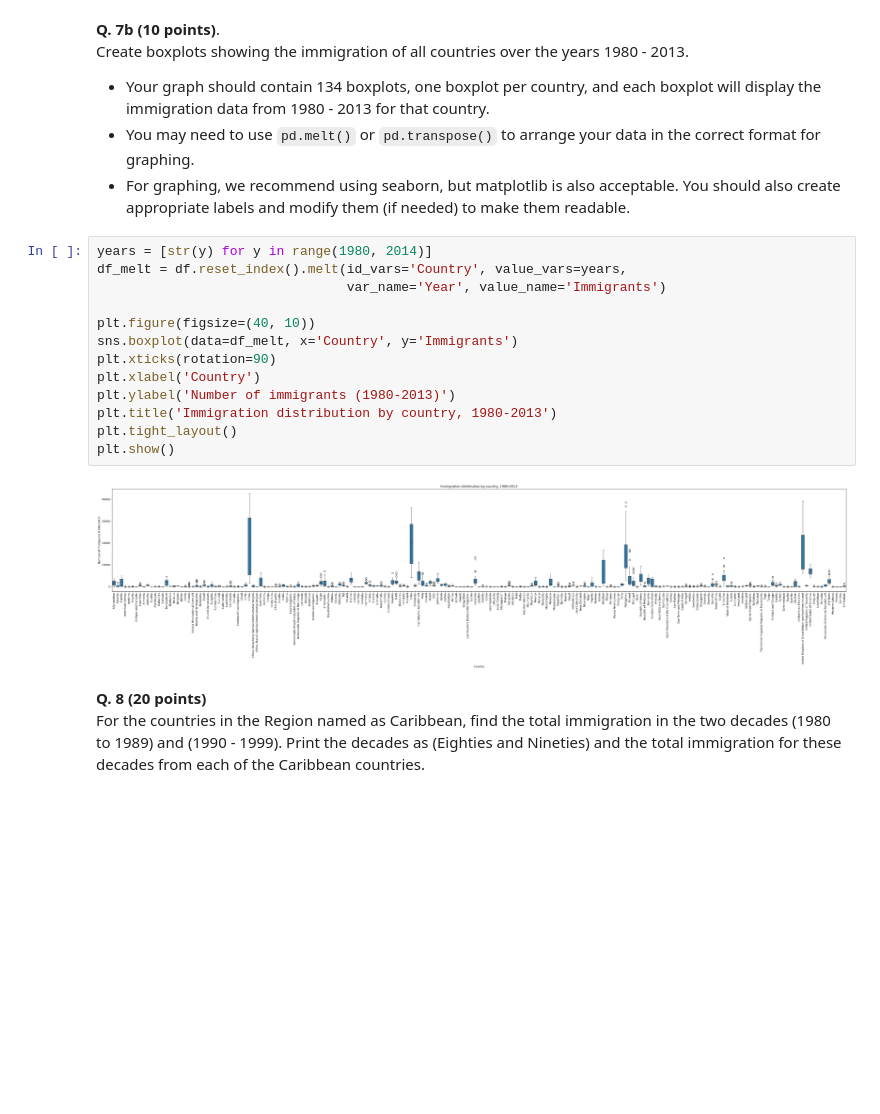
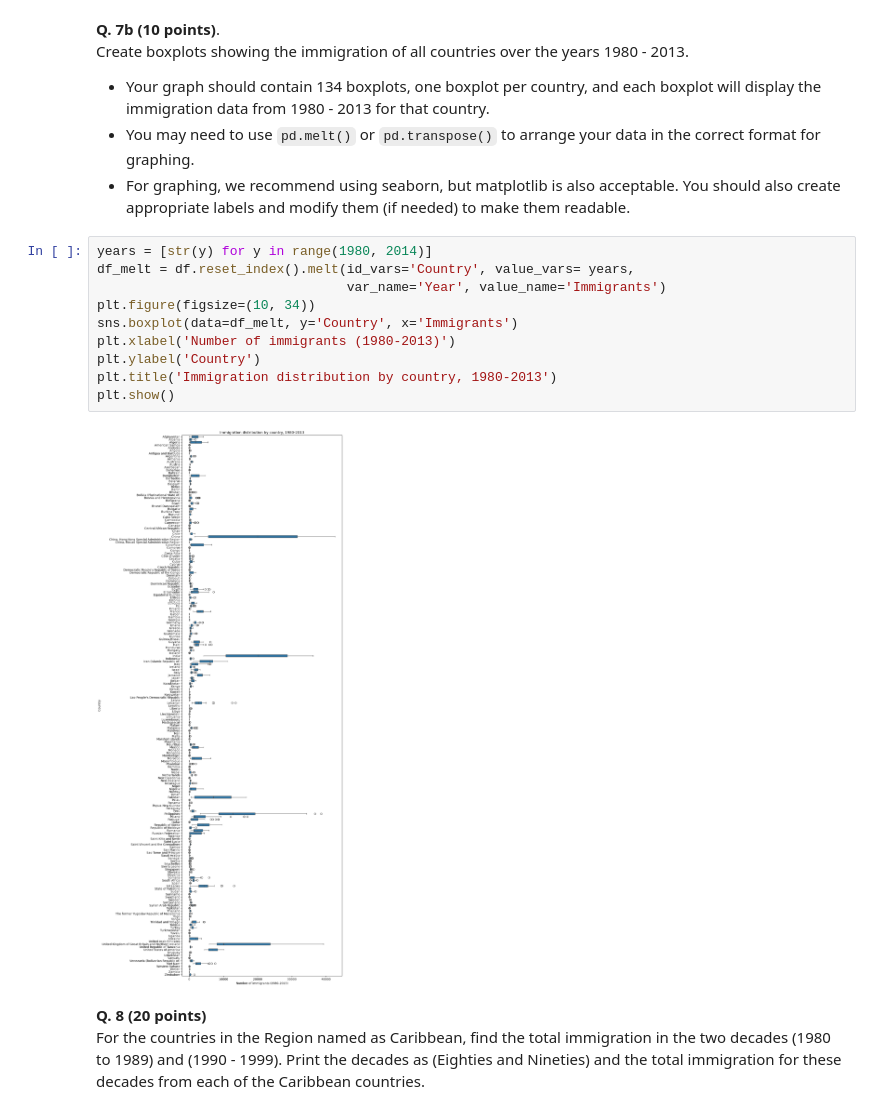
Before and after one commit to jieunlee15/HW-CS329E, a Jupyter notebook: HWK2.ipynb, the cells around one changed output. Saved outputs shown, nothing was run; the diff lists cells and outputs as text; blank space fills up the shorter version.

```diff
--- a/HWK2.ipynb
+++ b/HWK2.ipynb
@@ -298,19 +298,16 @@ Create boxplots showing the immigration of all countries over the years 1980 - 2
 * For graphing, we recommend using seaborn, but matplotlib is also acceptable. You should also create appropriate labels and modify them (if needed) to make them readable.
 # %%
 years = [str(y) for y in range(1980, 2014)]
-df_melt = df.reset_index().melt(id_vars='Country', value_vars=years,
+df_melt = df.reset_index().melt(id_vars='Country', value_vars= years,
                                 var_name='Year', value_name='Immigrants')
-
-plt.figure(figsize=(40, 10))
-sns.boxplot(data=df_melt, x='Country', y='Immigrants')
-plt.xticks(rotation=90)
-plt.xlabel('Country')
-plt.ylabel('Number of immigrants (1980-2013)')
+plt.figure(figsize=(10, 34))
+sns.boxplot(data=df_melt, y='Country', x='Immigrants')
+plt.xlabel('Number of immigrants (1980-2013)')
+plt.ylabel('Country')
 plt.title('Immigration distribution by country, 1980-2013')
-plt.tight_layout()
 plt.show()
 # %% [output]
-[figure, old version]
+[figure, new version]
 # %% [markdown]
 **Q. 8 (20 points)**
 For the countries in the Region named as Caribbean, find the total immigration in the two decades (1980 to 1989) and (1990 - 1999). Print the decades as (Eighties and Nineties) and the total immigration for these decades from each of the Caribbean countries.
```
Also changed, not shown: parts of 1 cell of this notebook.
